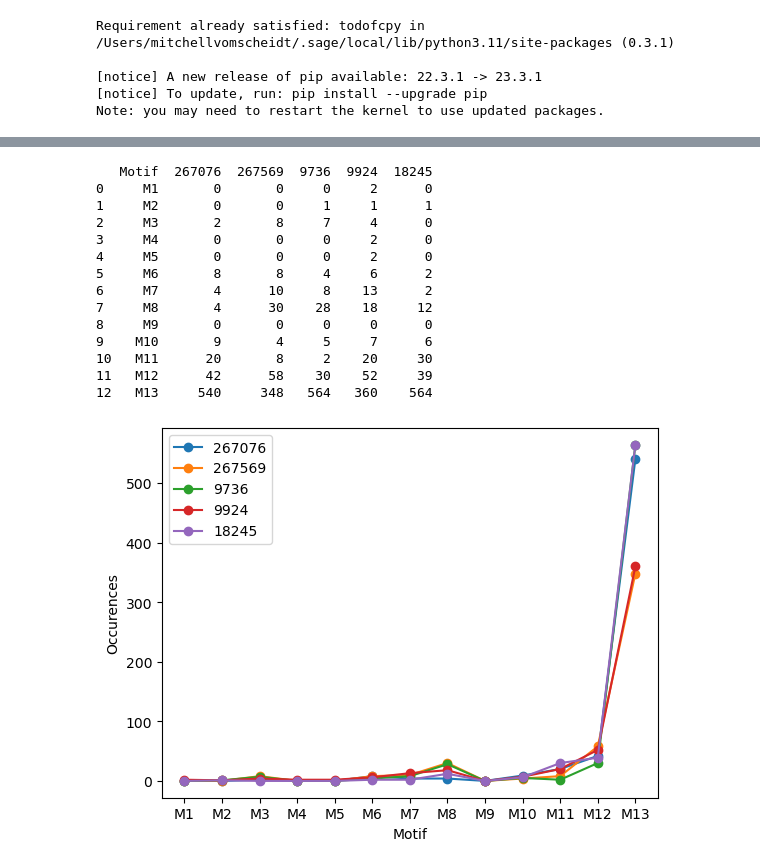
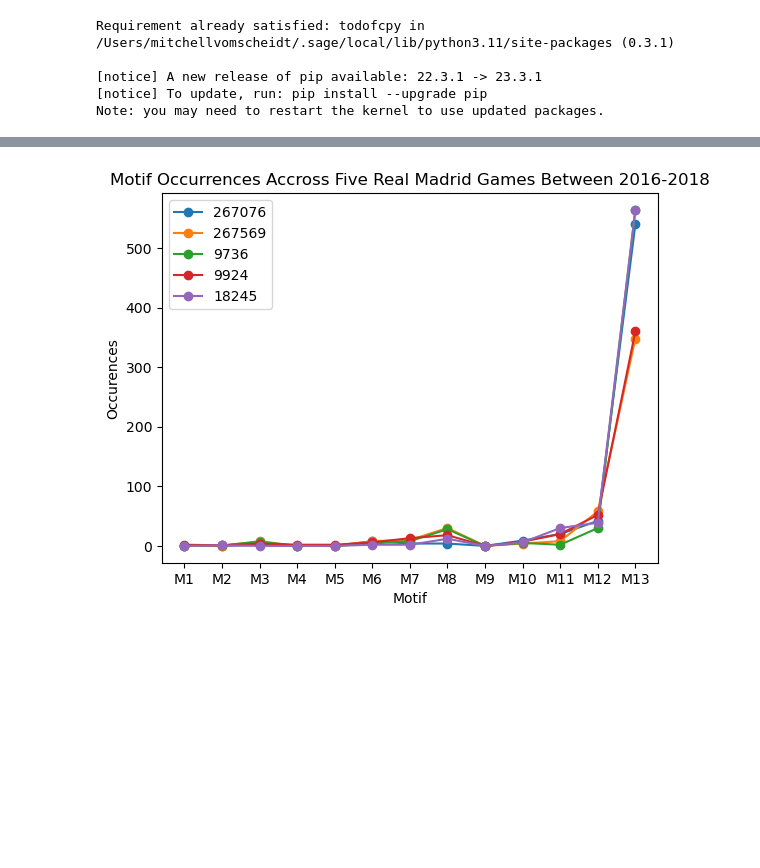
Before and after one commit to willem-strydom/soccer_pass_net, a Jupyter notebook: CSE416 - Final Project.ipynb, the cells around one changed output, grey strips where cells are left out. Saved outputs shown, nothing was run; the diff lists cells and outputs as text; code cells hidden in the pictures; blank space fills up the shorter version.

Commit message:
Motif detection done?

```diff
--- a/CSE416 - Final Project.ipynb
+++ b/CSE416 - Final Project.ipynb
@@ -450,34 +379,19 @@ Note: you may need to restart the kernel to use updated packages.
 # %%
 import pandas as pd
 
 motif_df = pd.read_excel('Motif Occurences.xlsx')
-
-print(motif_df)
 
 plt.plot(motif_df['Motif'], motif_df[267076], label='267076', marker='o')
 plt.plot(motif_df['Motif'], motif_df[267569], label='267569', marker='o')
 plt.plot(motif_df['Motif'], motif_df[9736], label='9736', marker='o')
 plt.plot(motif_df['Motif'], motif_df[9924], label='9924', marker='o')
 plt.plot(motif_df['Motif'], motif_df[18245], label='18245', marker='o')
 
 plt.xlabel('Motif')
 plt.ylabel('Occurences')
+plt.title("Motif Occurrences Accross Five Real Madrid Games Between 2016-2018")
 plt.legend()
 
 plt.show()
 # %% [output]
-   Motif  267076  267569  9736  9924  18245
-0     M1       0       0     0     2      0
-1     M2       0       0     1     1      1
-2     M3       2       8     7     4      0
-3     M4       0       0     0     2      0
-4     M5       0       0     0     2      0
-5     M6       8       8     4     6      2
-6     M7       4      10     8    13      2
-7     M8       4      30    28    18     12
-8     M9       0       0     0     0      0
-9    M10       9       4     5     7      6
-10   M11      20       8     2    20     30
-11   M12      42      58    30    52     39
-12   M13     540     348   564   360    564
-[figure, old version]
+[figure, new version]
```
Also changed, not shown: parts of 37 cells of this notebook, 1 other file.
